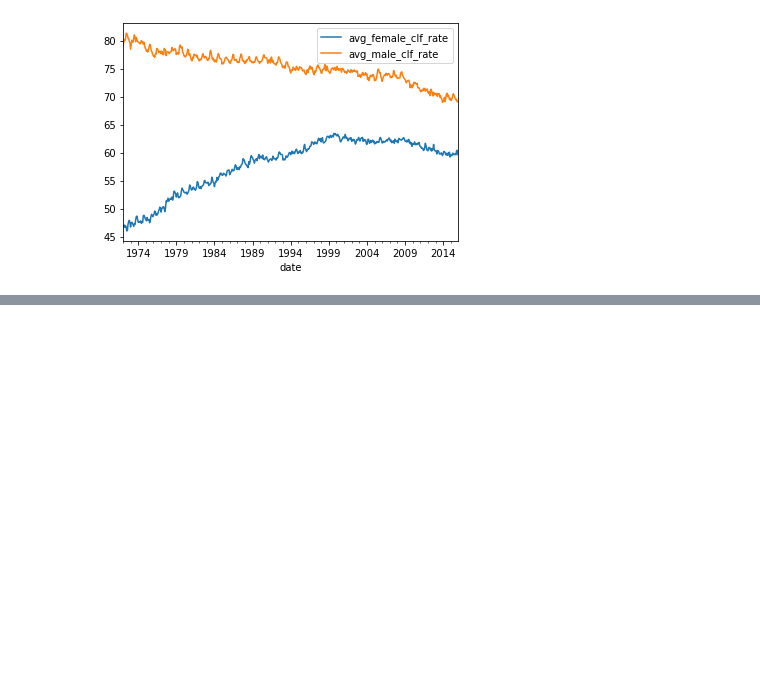
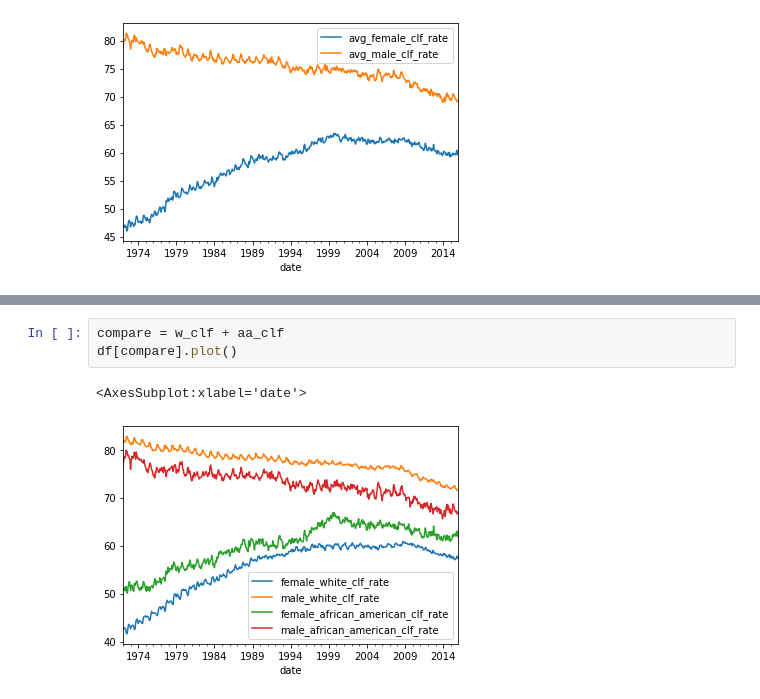
Before and after one commit to BraedenWright/individual-project, a Jupyter notebook: labor_aquire_and_explore.ipynb, the cells around one changed output, grey strips where cells are left out. Saved outputs shown, nothing was run; the diff lists cells and outputs as text; blank space fills up the shorter version.

```diff
--- a/labor_aquire_and_explore.ipynb
+++ b/labor_aquire_and_explore.ipynb
@@ -339,0 +440,6 @@ df[civ_labor].plot()
+# %%
+compare = w_clf + aa_clf
+df[compare].plot()
+# %% [output]
+<AxesSubplot:xlabel='date'>
+[figure, added]
```
Also changed, not shown: parts of 13 cells of this notebook, 3 other files.
